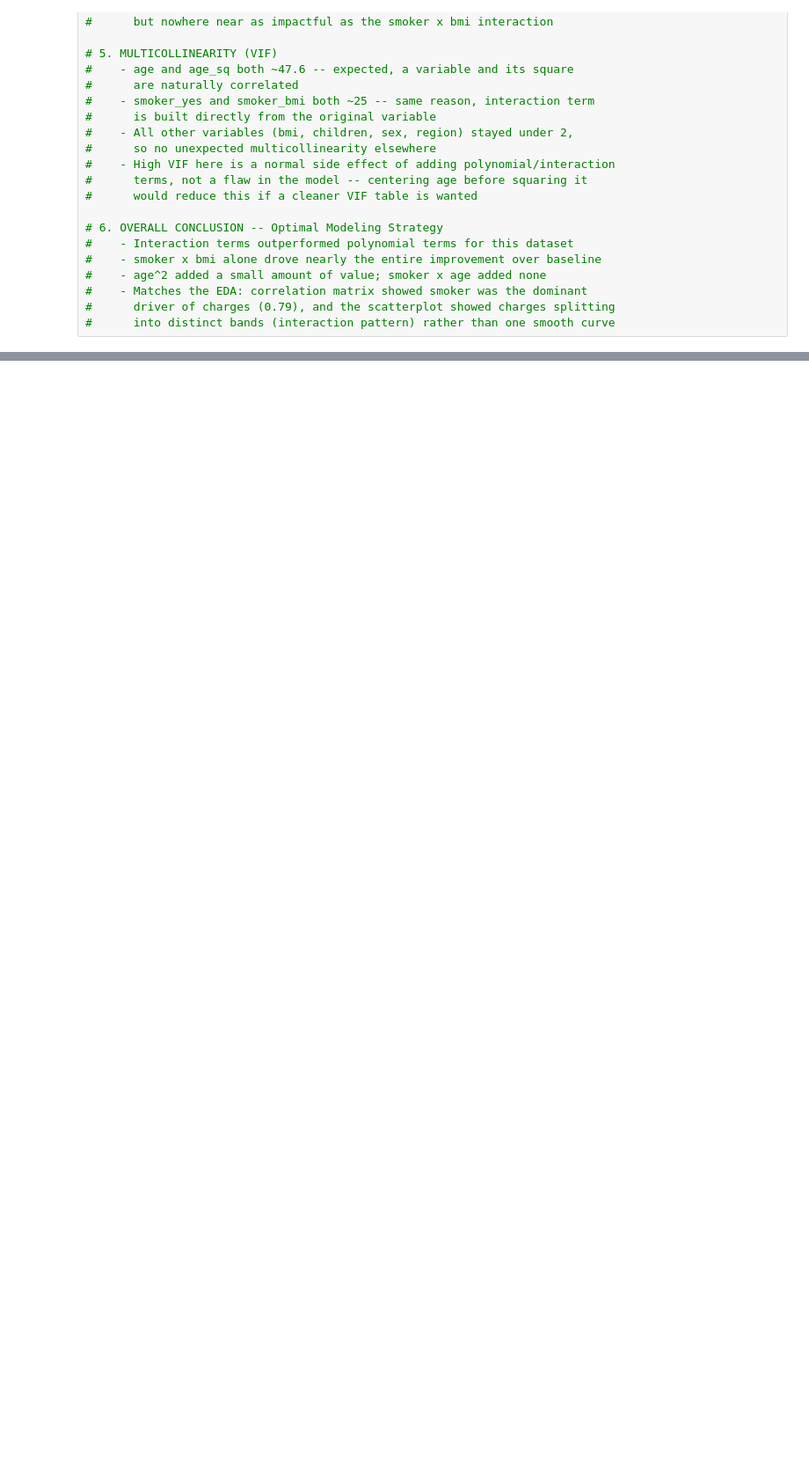
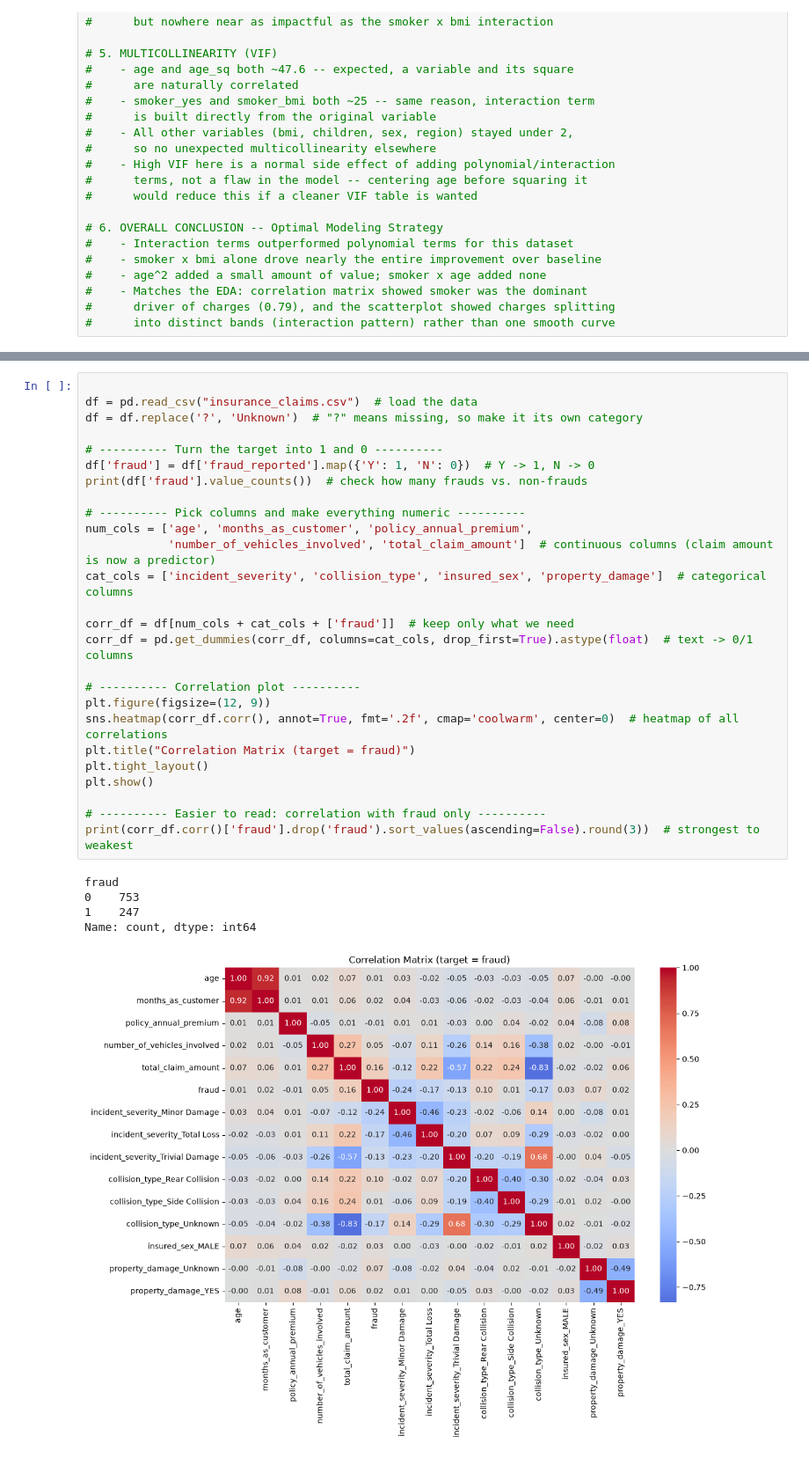
Before and after one commit to dtweeten/Capstone, a Jupyter notebook: week1.ipynb, the cells around one changed output, grey strips where cells are left out. Shown at 88% size. Drawn from its saved outputs; the diff is of its cells as text; blank space fills up the shorter version.

```diff
--- a/week1.ipynb
+++ b/week1.ipynb
@@ -197,0 +297,32 @@ VIF (full model):
+# %%
+
+df = pd.read_csv("insurance_claims.csv")  # load the data
+df = df.replace('?', 'Unknown')  # "?" means missing, so make it its own category
+
+# ---------- Turn the target into 1 and 0 ----------
+df['fraud'] = df['fraud_reported'].map({'Y': 1, 'N': 0})  # Y -> 1, N -> 0
+print(df['fraud'].value_counts())  # check how many frauds vs. non-frauds
+
+# ---------- Pick columns and make everything numeric ----------
+num_cols = ['age', 'months_as_customer', 'policy_annual_premium',
+            'number_of_vehicles_involved', 'total_claim_amount']  # continuous columns (claim amount is now a predictor)
+cat_cols = ['incident_severity', 'collision_type', 'insured_sex', 'property_damage']  # categorical columns
+
+corr_df = df[num_cols + cat_cols + ['fraud']]  # keep only what we need
+corr_df = pd.get_dummies(corr_df, columns=cat_cols, drop_first=True).astype(float)  # text -> 0/1 columns
+
+# ---------- Correlation plot ----------
+plt.figure(figsize=(12, 9))
+sns.heatmap(corr_df.corr(), annot=True, fmt='.2f', cmap='coolwarm', center=0)  # heatmap of all correlations
+plt.title("Correlation Matrix (target = fraud)")
+plt.tight_layout()
+plt.show()
+
+# ---------- Easier to read: correlation with fraud only ----------
+print(corr_df.corr()['fraud'].drop('fraud').sort_values(ascending=False).round(3))  # strongest to weakest
+# %% [output]
+fraud
+0    753
+1    247
+Name: count, dtype: int64
+[figure, added]
```
Also changed, not shown: parts of 6 cells of this notebook, 3 other files.
